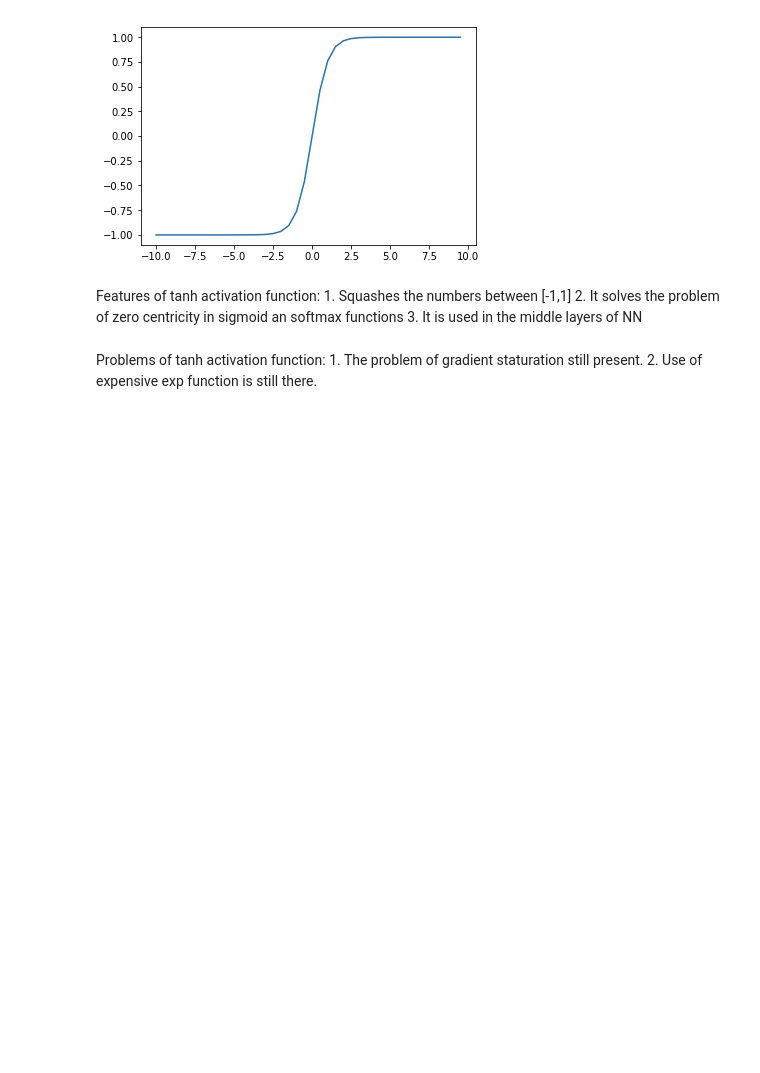
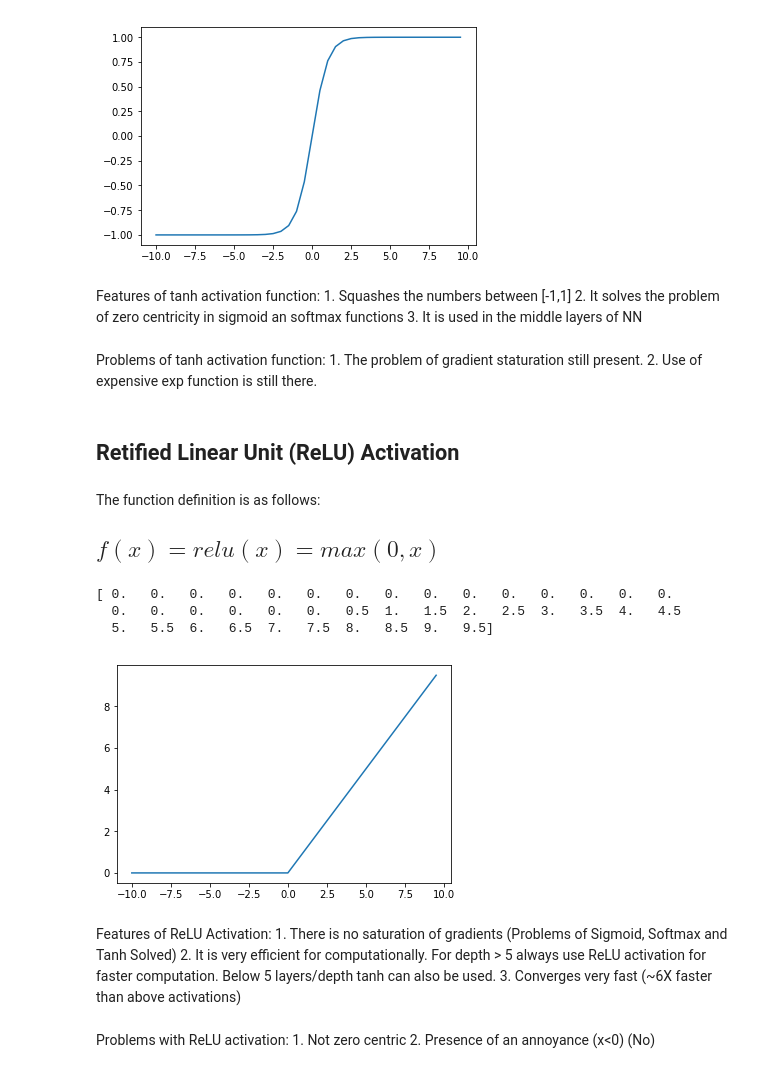
Before and after one commit to ashishpatel26/ML-Notes-in-Markdown, a Jupyter notebook: 07-DeepLearning/activationImplementation.ipynb, the cells around one changed output. Saved outputs shown, nothing was run; the diff lists cells and outputs as text; code cells hidden in the pictures; blank space fills up the shorter version.

Commit message:
ReLU Activation Added
Code, Comments, Features and Problems with the activation added.

```diff
--- a/07-DeepLearning/activationImplementation.ipynb
+++ b/07-DeepLearning/activationImplementation.ipynb
@@ -151,3 +155,41 @@ Features of tanh activation function:
 Problems of tanh activation function:
     1. The problem of gradient staturation still present.
     2. Use of expensive exp function is still there.
+# %% [markdown]
+## Retified Linear Unit (ReLU) Activation
+# %% [markdown]
+The function definition is as follows:
+
+## $f(x) = relu(x) = max(0,x)$
+# %%
+# Defining weights using random numbers between -10 and 10
+weight = np.arange(-10,10,0.5)
+
+def reluFunction(weightVector):
+    reluWeight = np.maximum(0,weightVector)
+    print reluWeight
+    return reluWeight
+
+def plotReluWeight(reluWeight,weight):
+    plt.plot(weight,reluWeight)
+
+# Calculating ReLU Weights
+reluWeight = reluFunction(weight)
+
+# Plotting ReLU weights
+plotReluWeight(reluWeight,weight)
+# %% [output]
+[ 0.   0.   0.   0.   0.   0.   0.   0.   0.   0.   0.   0.   0.   0.   0.
+  0.   0.   0.   0.   0.   0.   0.5  1.   1.5  2.   2.5  3.   3.5  4.   4.5
+  5.   5.5  6.   6.5  7.   7.5  8.   8.5  9.   9.5]
+[figure, added]
+# %% [markdown]
+Features of ReLU Activation:
+    1. There is no saturation of gradients (Problems of Sigmoid, Softmax and Tanh Solved)
+    2. It is very efficient for computationally. For depth > 5 always use ReLU activation for
+    faster computation. Below 5 layers/depth tanh can also be used.
+    3. Converges very fast (~6X faster than above activations)
+# %% [markdown]
+Problems with ReLU activation:
+    1. Not zero centric
+    2. Presence of an annoyance (x<0) (No)
```
Also changed, not shown: parts of 1 cell of this notebook.
